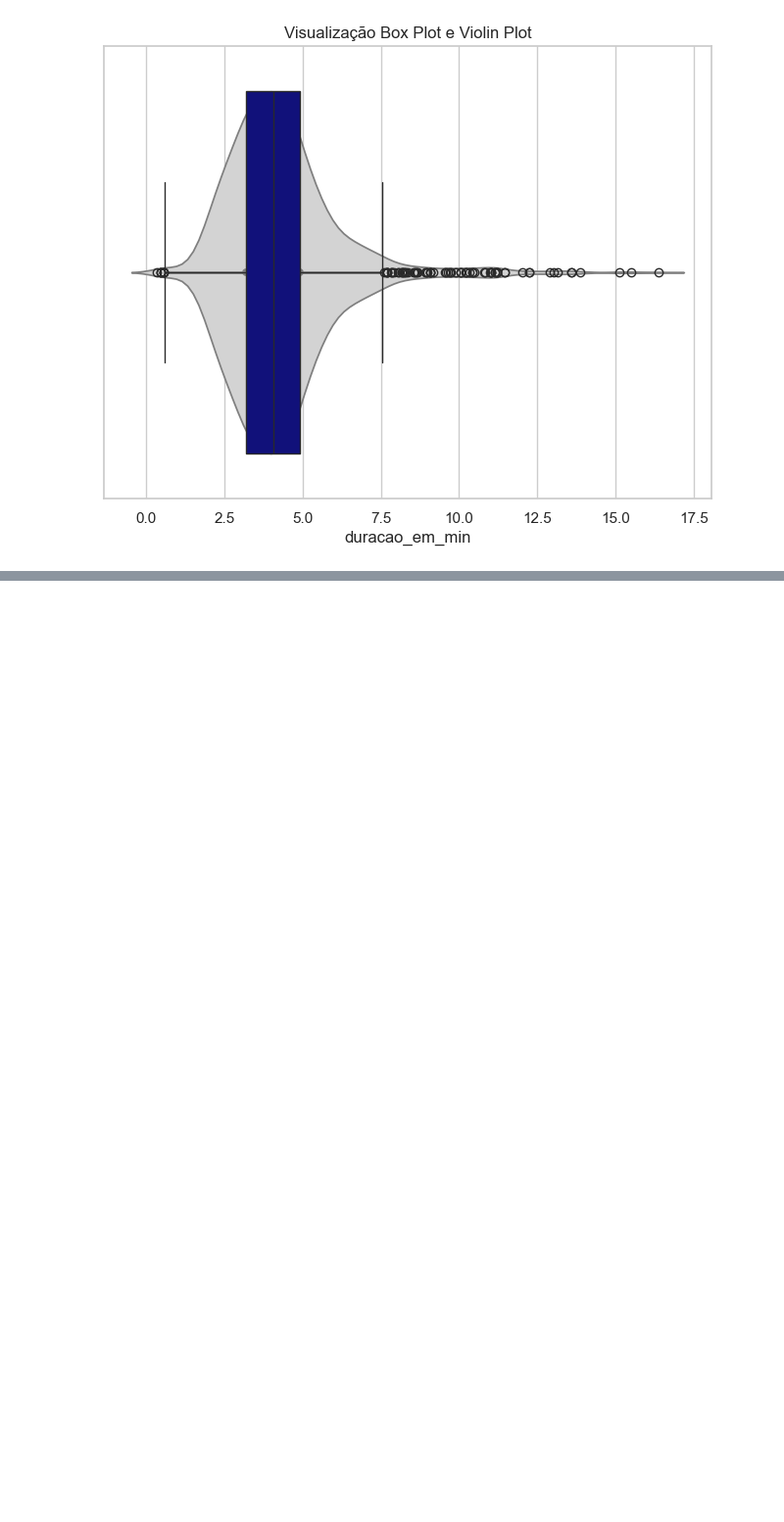
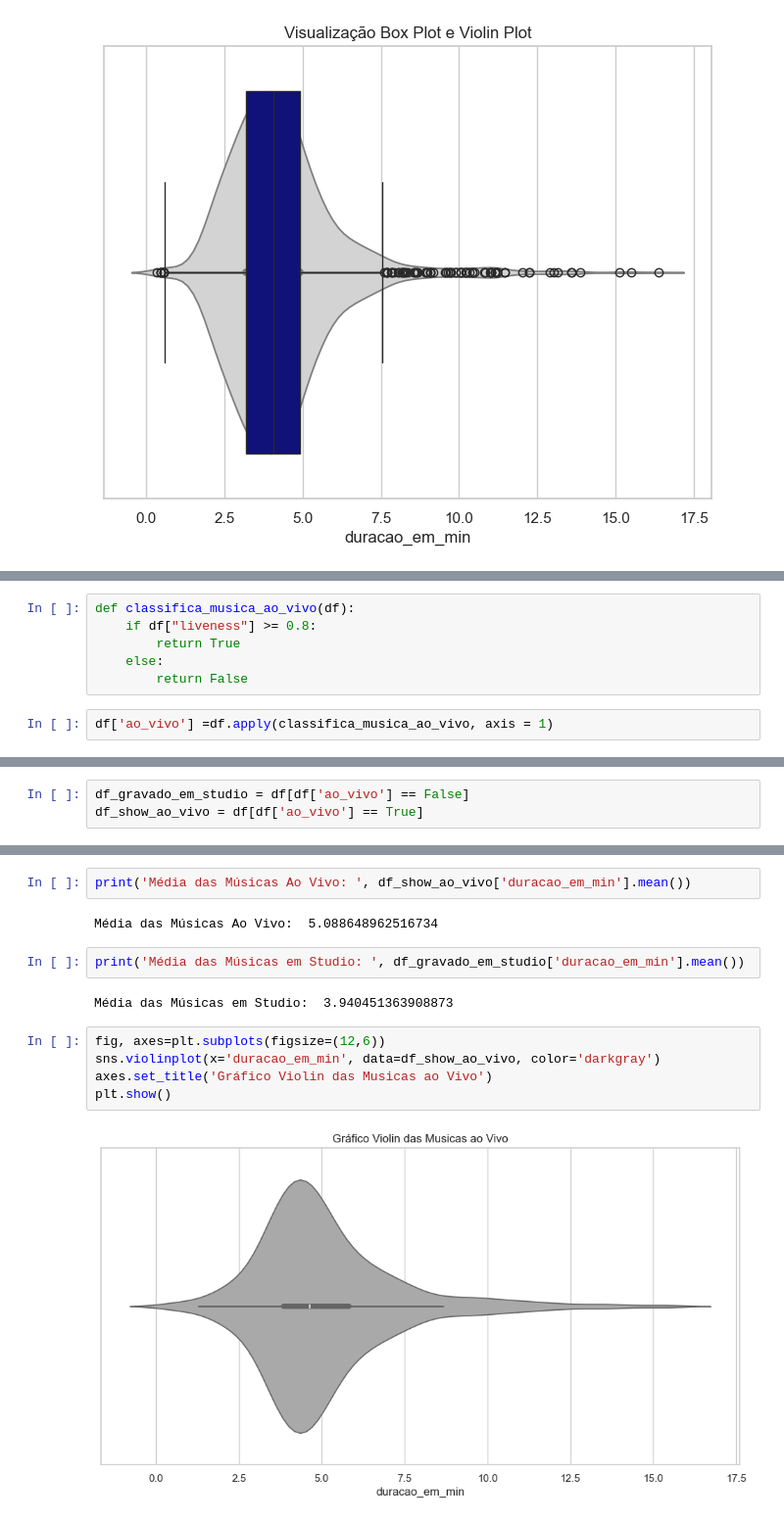
Before and after one commit to heloise-02/Machine_Learning_Studies_Fiap, a Jupyter notebook: aula_3/aula_3.ipynb, the cells around one changed output, grey strips where cells are left out. Shown at 98% size. Cells and saved outputs as stored; diff of their text form; blank space fills up the shorter version.

```diff
--- a/aula_3/aula_3.ipynb
+++ b/aula_3/aula_3.ipynb
@@ -235,0 +234,8 @@ def classifica_musica_ao_vivo(df):
+# %%
+def classifica_musica_ao_vivo(df):
+    if df["liveness"] >= 0.8:
+        return True
+    else:
+        return False
+# %%
+df['ao_vivo'] =df.apply(classifica_musica_ao_vivo, axis = 1)
@@ -235,0 +258,3 @@ def classifica_musica_ao_vivo(df):
+# %%
+df_gravado_em_studio = df[df['ao_vivo'] == False]
+df_show_ao_vivo = df[df['ao_vivo'] == True]
@@ -235,0 +279,15 @@ def classifica_musica_ao_vivo(df):
+# %%
+print('Média das Músicas Ao Vivo: ', df_show_ao_vivo['duracao_em_min'].mean())
+# %% [output]
+Média das Músicas Ao Vivo:  5.088648962516734
+# %%
+print('Média das Músicas em Studio: ', df_gravado_em_studio['duracao_em_min'].mean())
+# %% [output]
+Média das Músicas em Studio:  3.940451363908873
+# %%
+fig, axes=plt.subplots(figsize=(12,6))
+sns.violinplot(x='duracao_em_min', data=df_show_ao_vivo, color='darkgray')
+axes.set_title('Gráfico Violin das Musicas ao Vivo')
+plt.show()
+# %% [output]
+[figure, added]
```
Also changed, not shown: parts of 20 cells of this notebook, 1 other file.
